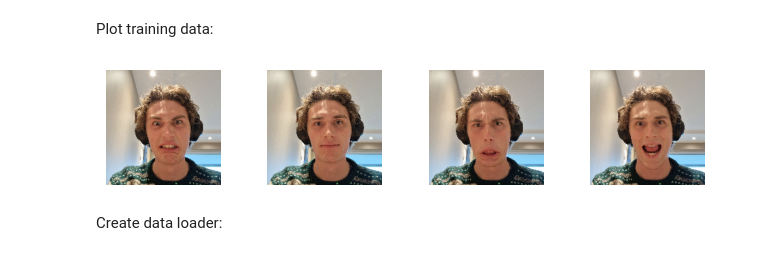
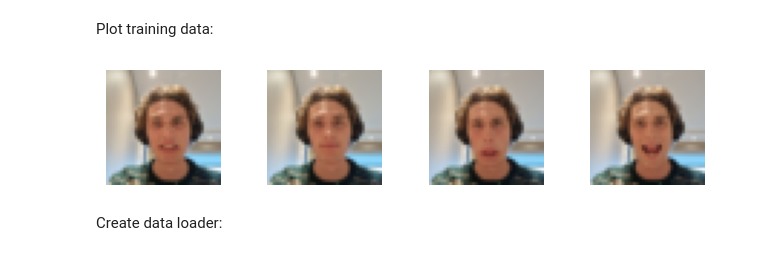
Before and after one commit to vetlemangrud/gangrud, a Jupyter notebook: gan.ipynb, the cells around one changed output. Drawn from its saved outputs; the diff is of its cells as text; code cells hidden in the pictures.

```diff
--- a/gan.ipynb
+++ b/gan.ipynb
@@ -30,3 +27,7 @@ IMAGE_CHANNELS = 3
+# %%
+IMAGE_SIZE = 80 #Actual frames = 1440. must be divisible by 4
+IMAGE_CHANNELS = 3
+LATENT_VECTOR_SIZE = 100
 # %% [markdown]
 Set the random seed:
 # %%
@@ -63,7 +64,8 @@ class VetleDataset(Dataset):
 
         img_name = os.path.join(self.image_dir,
                                 filename)
-        image = torchvision.io.read_image(img_name)
+        image = torchvision.io.read_image(img_name).float()
+
 
         if self.transform:
             image = self.transform(image)
@@ -71,7 +73,7 @@ class VetleDataset(Dataset):
         # Return image with a label. We won't use it, but it seems like tensorflow expects it
         return [image,0]
 # %%
-transform = transforms.Compose([transforms.Resize(IMAGE_SIZE)])
+transform = transforms.Compose([transforms.Resize(IMAGE_SIZE), transforms.Normalize(128,128)])
 # %%
 dataset = VetleDataset(635, "assets/frames/", transform=transform)
 # %% [markdown]
@@ -79,14 +81,14 @@ Plot training data:
 # %%
 fig = plt.figure()
 for plot_idx, dataset_idx  in enumerate(torch.randint(len(dataset), (4,))):
     sub = plt.subplot(1, 4, plot_idx+1)
     plt.tight_layout()
     sub.axis('off')
     image = dataset[dataset_idx.item()][0].permute(1,2,0)
-    plt.imshow(image)
+    plt.imshow(image * 0.5 + 0.5)
 fig.show()
 # %% [output]
-[figure, old version]
+[figure, new version]
 # %% [markdown]
 Create data loader:
 # %%
```
Also changed, not shown: parts of 10 cells of this notebook, 5 other files.
